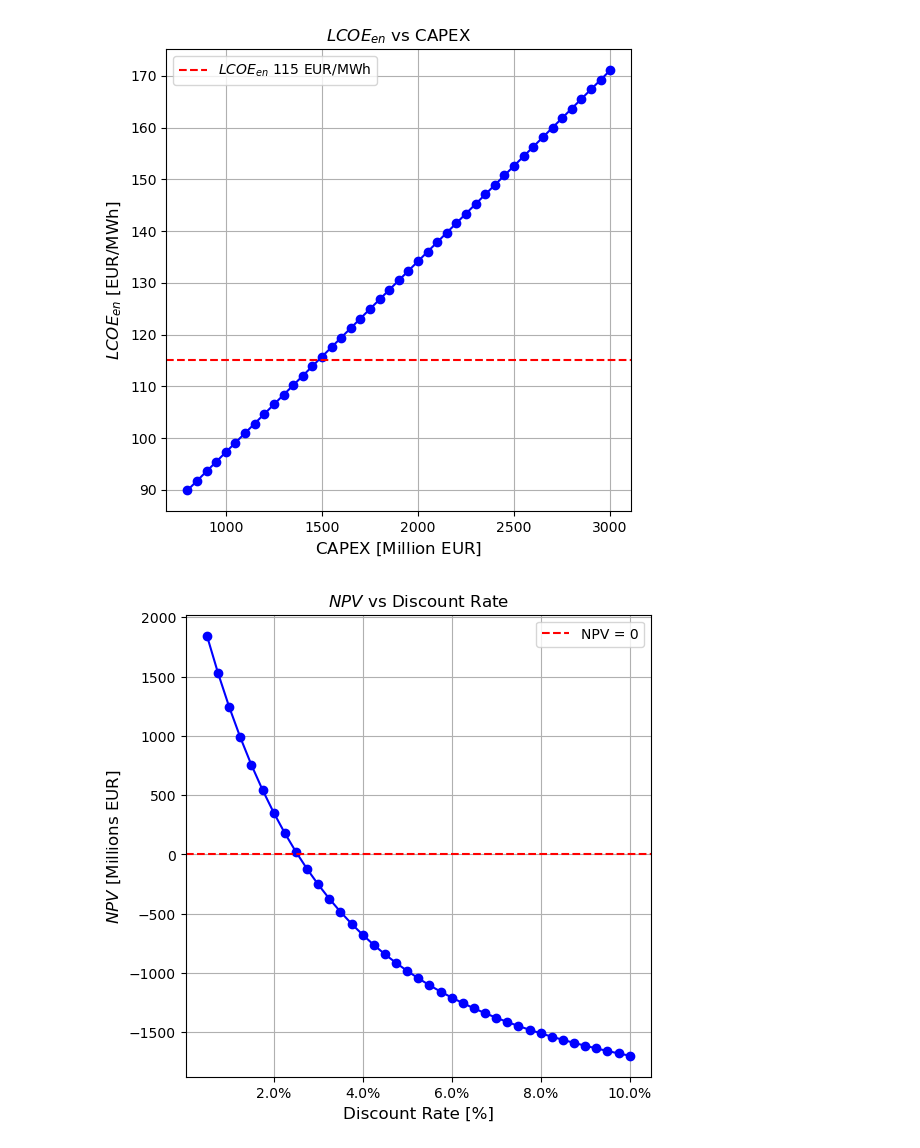
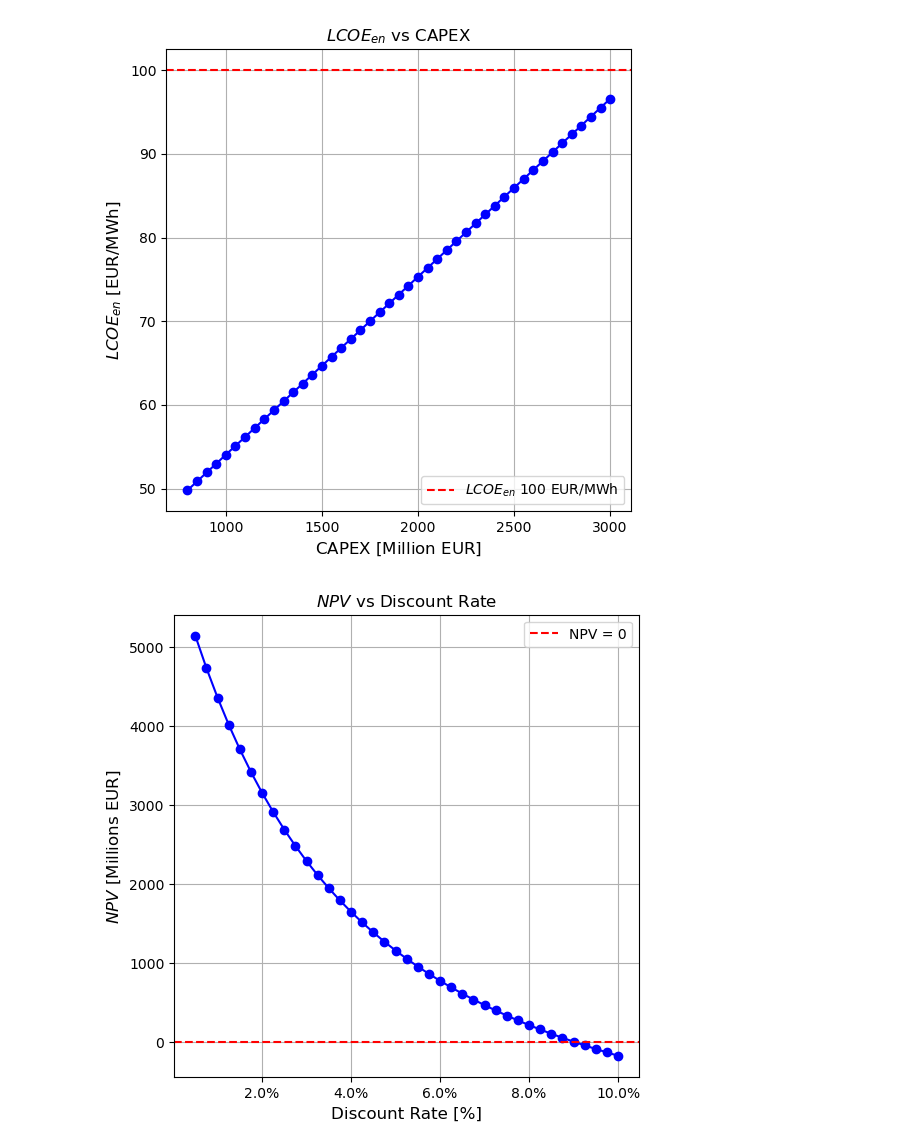
Before and after one commit to simo-pagliu/INRE, a Jupyter notebook: Financial_Plots_Optimized.ipynb, the cells around one changed output. Cells and saved outputs as stored; diff of their text form; code cells hidden in the pictures.

Commit message:
Fixining some plots

```diff
--- a/Financial_Plots_Optimized.ipynb
+++ b/Financial_Plots_Optimized.ipynb
@@ -30,49 +19,35 @@ plt.show()
 # %%
-capex = [
-    800, 850, 900, 950, 1000, 1050, 1100, 1150, 1200, 1250, 1300, 1350, 1400, 1450, 1500, 1550, 1600, 1650, 1700, 1750,
-    1800, 1850, 1900, 1950, 2000, 2050, 2100, 2150, 2200, 2250, 2300, 2350, 2400, 2450, 2500, 2550, 2600, 2650, 2700, 2750,
-    2800, 2850, 2900, 2950, 3000
-]
-
-lcoe = [
-    89.89, 91.73, 93.58, 95.42, 97.27, 99.11, 100.96, 102.80, 104.65, 106.49, 108.34, 110.18, 112.03, 113.87, 115.72, 117.56, 119.41, 121.25, 123.10, 124.95,
-    126.79, 128.64, 130.48, 132.33, 134.17, 136.02, 137.86, 139.71, 141.55, 143.40, 145.24, 147.09, 148.93, 150.78, 152.62, 154.47, 156.31, 158.16, 160.00, 161.85,
-    163.69, 165.54, 167.39, 169.23, 171.08
-]
+capex_lcoe = [800, 850, 900, 950, 1000, 1050, 1100, 1150, 1200, 1250, 1300, 1350, 1400, 1450, 1500, 1550, 1600, 1650, 1700, 1750, 1800, 1850, 1900, 1950, 2000, 2050, 2100, 2150, 2200, 2250, 2300, 2350, 2400, 2450, 2500, 2550, 2600, 2650, 2700, 2750, 2800, 2850, 2900, 2950, 3000]
+lcoe_capex = [49.80, 50.86, 51.93, 52.99, 54.06, 55.12, 56.18, 57.25, 58.31, 59.37, 60.44, 61.50, 62.56, 63.63, 64.69, 65.75, 66.82, 67.88, 68.94, 70.01, 71.07, 72.13, 73.20, 74.26, 75.33, 76.39, 77.45, 78.52, 79.58, 80.64, 81.71, 82.77, 83.83, 84.90, 85.96, 87.02, 88.09, 89.15, 90.21, 91.28, 92.34, 93.40, 94.47, 95.53, 96.60]
 
 plt.figure(figsize=(6, 6))
-plt.plot(capex, lcoe, marker='o', linestyle='-', color='b')
+plt.plot(capex_lcoe, lcoe_capex, marker='o', linestyle='-', color='b')
 plt.title(r'$LCOE_{en}$ vs $\mathrm{CAPEX}$', fontsize=12)
 plt.xlabel(r'$\mathrm{CAPEX}$ [Million EUR]', fontsize=12)
 plt.ylabel(r'$LCOE_{en}$ [EUR/MWh]', fontsize=12)
-plt.axhline(115, color='r', linestyle='--', label=r'$LCOE_{en}$ 115 EUR/MWh')
+plt.axhline(100, color='r', linestyle='--', label=r'$LCOE_{en}$ 100 EUR/MWh')
 plt.legend()
 plt.grid()
 plt.savefig('./Report/figures/4_LCOE_vs_capex_OPT.png', dpi=300, bbox_inches='tight')
 plt.show()
 # %% [output]
-[figure, old version]
+[figure, new version]
 # %%
-discount_rates = [
-    0.005, 0.0075, 0.01, 0.0125, 0.015, 0.0175, 0.02, 0.0225, 0.025, 0.0275, 0.03, 0.0325, 0.035, 0.0375, 0.04, 0.0425, 0.045, 0.0475, 0.05, 0.0525, 0.055, 0.0575, 0.06, 0.0625, 0.065, 0.0675, 0.07, 0.0725, 0.075, 0.0775, 0.08, 0.0825, 0.085, 0.0875, 0.09, 0.0925, 0.095, 0.0975, 0.1
-]
-
-npv_discount = [
-    1844.56, 1528.58, 1243.82, 986.78, 754.40, 543.97, 353.11, 179.70, 21.90, -121.95, -253.30, -373.43, -483.49, -584.49, -677.33, -762.82, -841.67, -914.52, -981.93, -1044.42, -1102.43, -1156.38, -1206.62, -1253.49, -1297.27, -1338.24, -1376.63, -1412.66, -1446.52, -1478.38, -1508.40, -1536.74, -1563.51, -1588.83, -1612.82, -1635.57, -1657.17, -1677.71, -1697.25
-]
+discount_rates = [0.005, 0.0075, 0.01, 0.0125, 0.015, 0.0175, 0.02, 0.0225, 0.025, 0.0275, 0.03, 0.0325, 0.035, 0.0375, 0.04, 0.0425, 0.045, 0.0475, 0.05, 0.0525, 0.055, 0.0575, 0.06, 0.0625, 0.065, 0.0675, 0.07, 0.0725, 0.075, 0.0775, 0.08, 0.0825, 0.085, 0.0875, 0.09, 0.0925, 0.095, 0.0975, 0.1]
+npv_discount = [5147.09, 4736.98, 4363.05, 4021.42, 3708.67, 3421.79, 3158.12, 2915.29, 2691.22, 2484.06, 2292.16, 2114.05, 1948.44, 1794.17, 1650.20, 1515.61, 1389.57, 1271.34, 1160.25, 1055.71, 957.19, 864.19, 776.27, 693.06, 614.18, 539.32, 468.18, 400.50, 336.03, 274.55, 215.86, 159.78, 106.14, 54.78, 5.56, -41.65, -86.97, -130.51, -172.37]
 
 
 plt.figure(figsize=(6, 6))
 plt.plot(discount_rates, npv_discount, marker='o', linestyle='-', color='b')
 plt.title(r'$NPV$ vs Discount Rate', fontsize=12)
 plt.xlabel(r'Discount Rate [%]', fontsize=12)
 plt.ylabel(r'$NPV$ [Millions EUR]', fontsize=12)
 plt.axhline(0, color='r', linestyle='--', label=r'NPV = 0')
 plt.gca().set_xticklabels(['{:.1f}%'.format(x*100) for x in plt.gca().get_xticks()])
 plt.legend()
 plt.grid()
 plt.savefig('./Report/figures/4_NPV_vs_discount_OPT.png', dpi=300, bbox_inches='tight')
 plt.show()
 # %% [output]
-[figure, old version]
+[figure, new version]
 # %%
```
Also changed, not shown: parts of 2 cells of this notebook, 1 other file.
